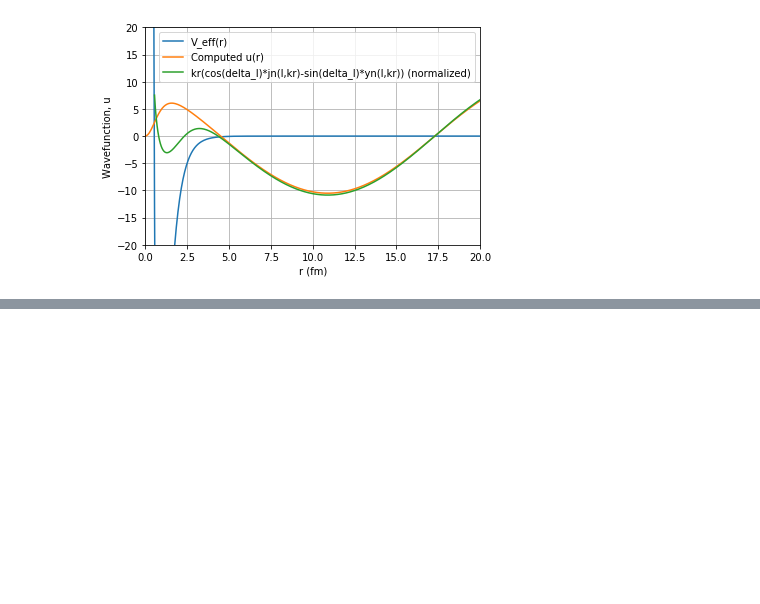
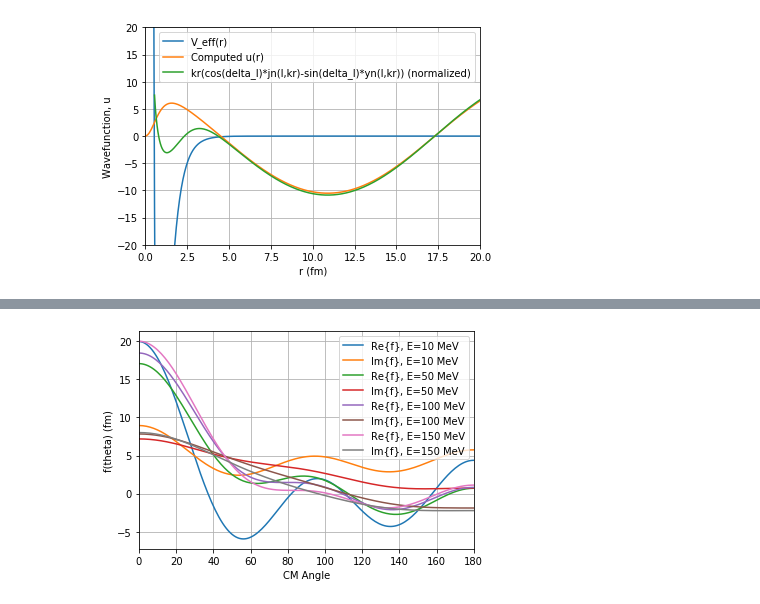
Before and after one commit to ChadUmmel/TALENT, a Jupyter notebook: HW1.ipynb, the cells around one changed output, grey strips where cells are left out. Saved outputs shown, nothing was run; the diff lists cells and outputs as text; code cells hidden in the pictures; blank space fills up the shorter version.

```diff
--- a/HW1.ipynb
+++ b/HW1.ipynb
@@ -163 +172,27 @@ plt.legend();
+# %%
+#Debugging cell to check scattering amplitude plots
+E=10
+lmax=4
+(theta,fretot,fimtot,ang,cs_partial,cs_im)=amp(E,lmax)
+plt.plot(theta*180/math.pi,fretot,label="Re{f}, E=10 MeV")
+plt.plot(theta*180/math.pi,fimtot,label="Im{f}, E=10 MeV")
+E=50
+(theta,fretot,fimtot,ang,cs_partial,cs_im)=amp(E,lmax)
+plt.plot(theta*180/math.pi,fretot,label="Re{f}, E=50 MeV")
+plt.plot(theta*180/math.pi,fimtot,label="Im{f}, E=50 MeV")
+E=100
+(theta,fretot,fimtot,ang,cs_partial,cs_im)=amp(E,lmax)
+plt.plot(theta*180/math.pi,fretot,label="Re{f}, E=100 MeV")
+plt.plot(theta*180/math.pi,fimtot,label="Im{f}, E=100 MeV")
+E=150
+(theta,fretot,fimtot,ang,cs_partial,cs_im)=amp(E,lmax)
+plt.plot(theta*180/math.pi,fretot,label="Re{f}, E=150 MeV")
+plt.plot(theta*180/math.pi,fimtot,label="Im{f}, E=150 MeV")
+plt.grid()
+plt.xlim(0,180)
+plt.xlabel("CM Angle")
+plt.ylabel("f(theta) (fm)")
+plt.legend();
+# %% [output]
+[figure, added]
 # %%
```
Also changed, not shown: parts of 8 cells of this notebook.
